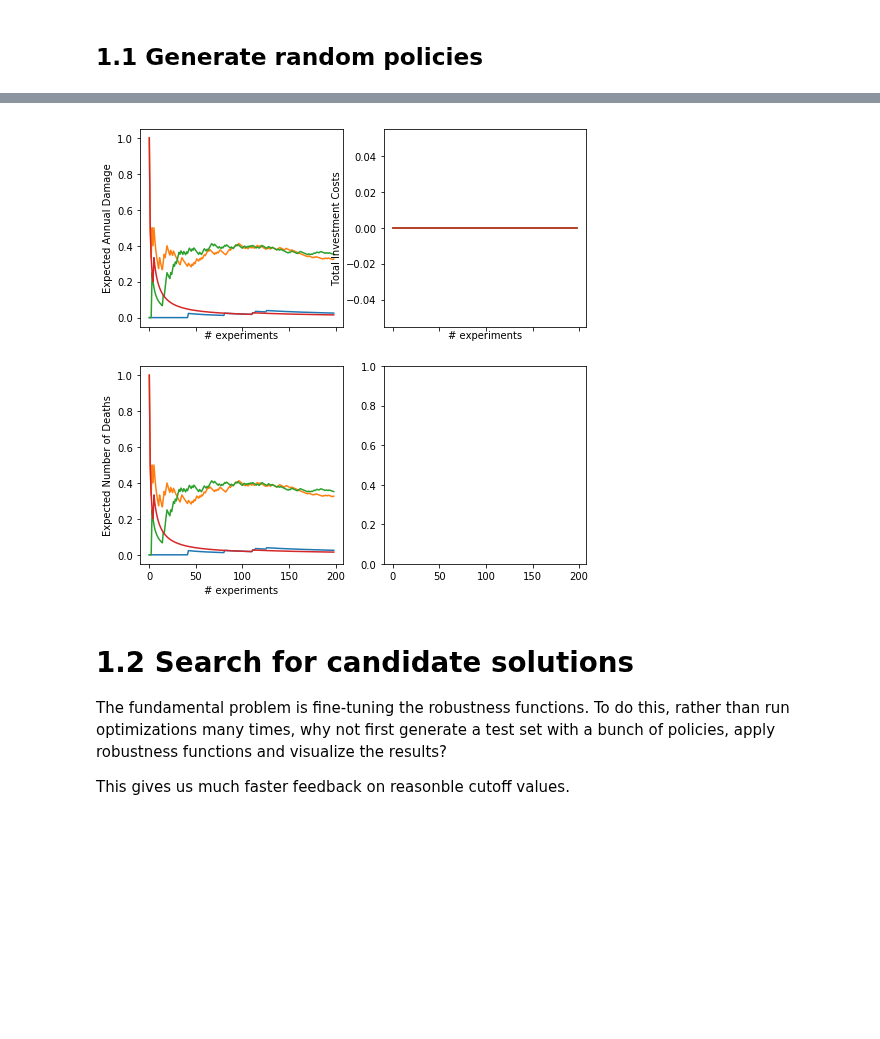
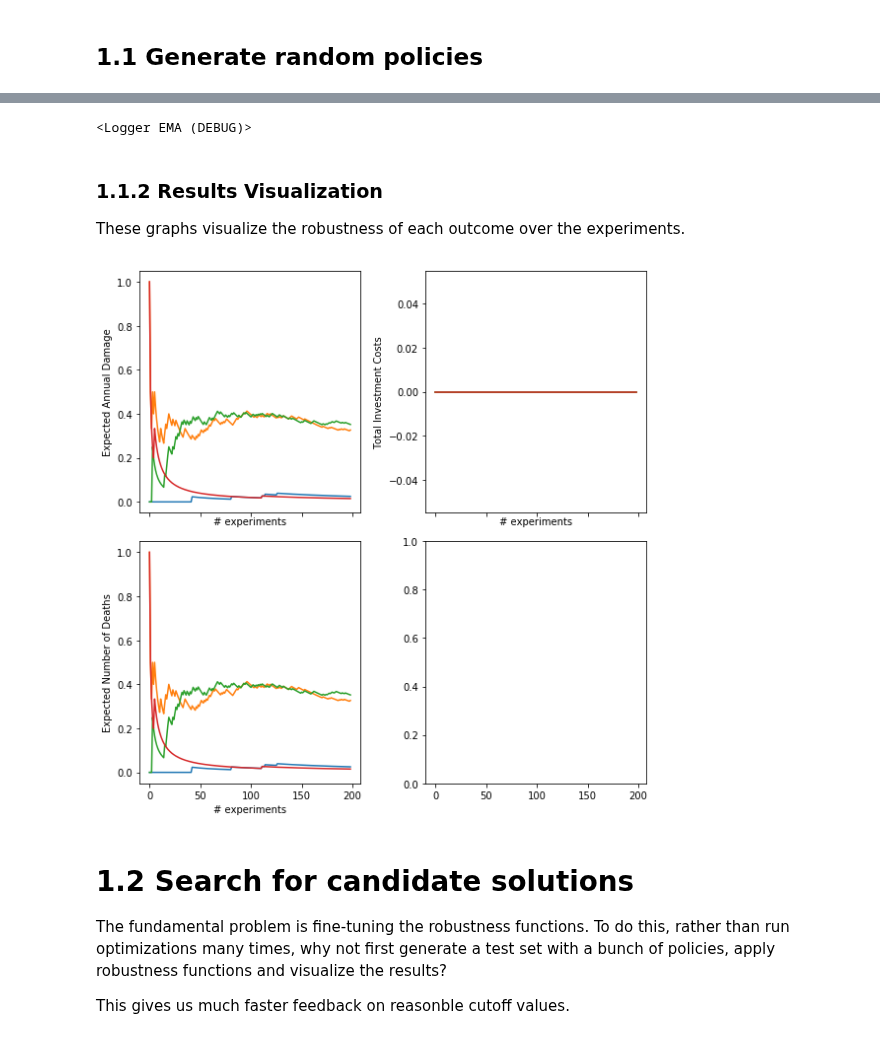
Before and after one commit to WKSu/Model-based-decision-making, a Jupyter notebook: epa1361_open/final assignment/Optimization Moro.ipynb, the cells around one changed output, grey strips where cells are left out. Cells and saved outputs as stored; diff of their text form; code cells hidden in the pictures; blank space fills up the shorter version.

Commit message:
Added info
Checked the code. Tried to fix the results but it was impossible due to the long processing time of robust_optimize.

```diff
--- a/epa1361_open/final assignment/Optimization Moro.ipynb
+++ b/epa1361_open/final assignment/Optimization Moro.ipynb
@@ -25,14 +47,18 @@ from problem_formulation import get_model_for_problem_formulation
 
 model = get_model_for_problem_formulation(1)[0] # We only need the first tuple this function returns
 # %%
-# from ema_workbench import ema_logging, MultiprocessingEvaluator, perform_experiments
+# Perform experiments with random policies
 
-# ema_logging.log_to_stderr(ema_logging.INFO)
+from ema_workbench import ema_logging, MultiprocessingEvaluator, perform_experiments
+
+ema_logging.log_to_stderr(ema_logging.INFO)
 
 # with MultiprocessingEvaluator(model) as evaluator:
 #     results = evaluator.perform_experiments(scenarios=200,               #500
 #                                             policies=4,
 #                                             uncertainty_sampling='mc')
+# %% [output]
+<Logger EMA (DEBUG)>
 # %%
 # # Save results to save computational time while in dev
 # import pickle
@@ -45,33 +71,40 @@ import pickle
 
 with open('data/Optimization Moro Random.pkl', 'rb') as f:
     results = pickle.load(f)
+# %% [markdown]
+### 1.1.2 Results Visualization
+These graphs visualize the robustness of each outcome over the experiments.
 # %%
 import matplotlib.pyplot as plt
 import numpy as np
+
 fig, axes = plt.subplots(ncols=2, nrows=2, figsize=(8,8),
                         sharex=True)
 axes = [axes[0,0],axes[0,1],axes[1,0],axes[1,1]]                             #axes[1,1]
 
 robustness_funcs = {"Expected Number of Deaths": Expected_Number_of_Deaths,
                     "Expected Annual Damage": Expected_Annual_Damage,
                     "Total Investment Costs": Total_Investment_Costs}
 
 experiments, outcomes = results
 
 for ax, (outcome, value) in zip(axes, outcomes.items()):
     for policy in np.unique(experiments['policy']):
         logical = experiments['policy'] == policy
         data = value[logical]
 
         robustness = []
 
         for i in range(1, data.shape[0]):
             robustness.append(robustness_funcs[outcome](data[0:i]))
         ax.plot(robustness, label=policy)
     ax.set_xlabel("# experiments")
     ax.set_ylabel(outcome)
+
+plt.tight_layout()
+plt.show()
 # %% [output]
-[figure, old version]
+[figure, new version]
 # %% [markdown]
 # 1.2 Search for candidate solutions
 
```
Also changed, not shown: parts of 16 cells of this notebook.
